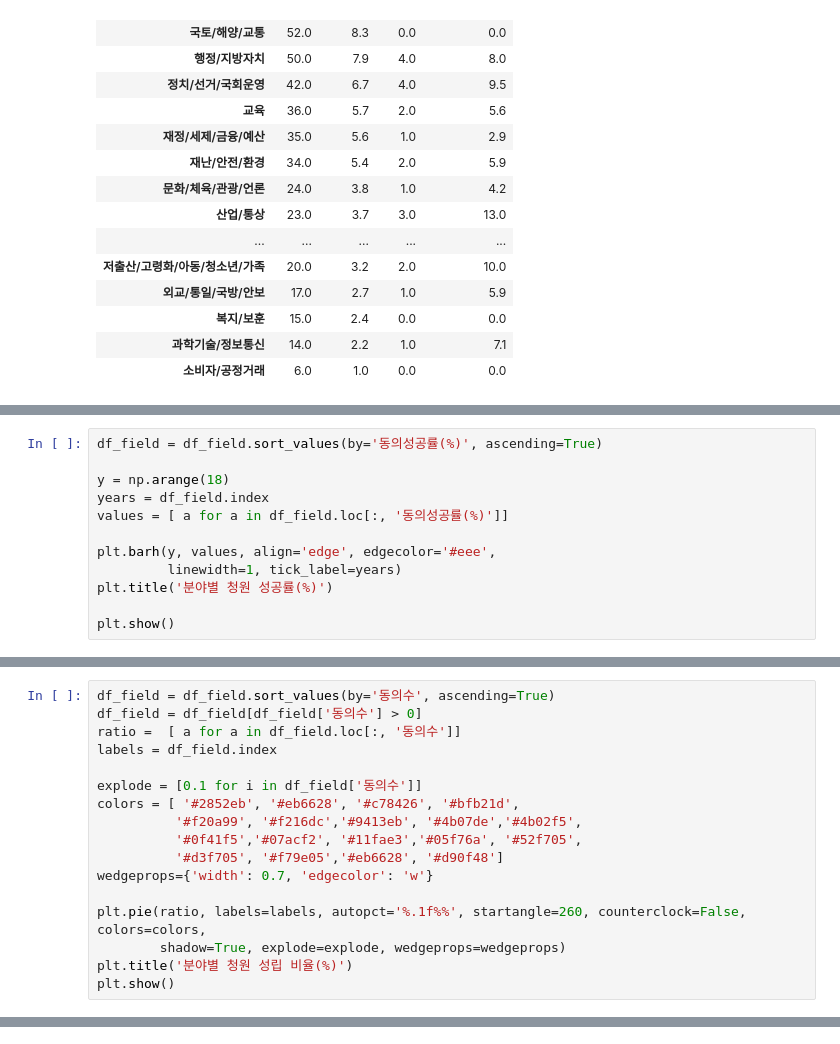
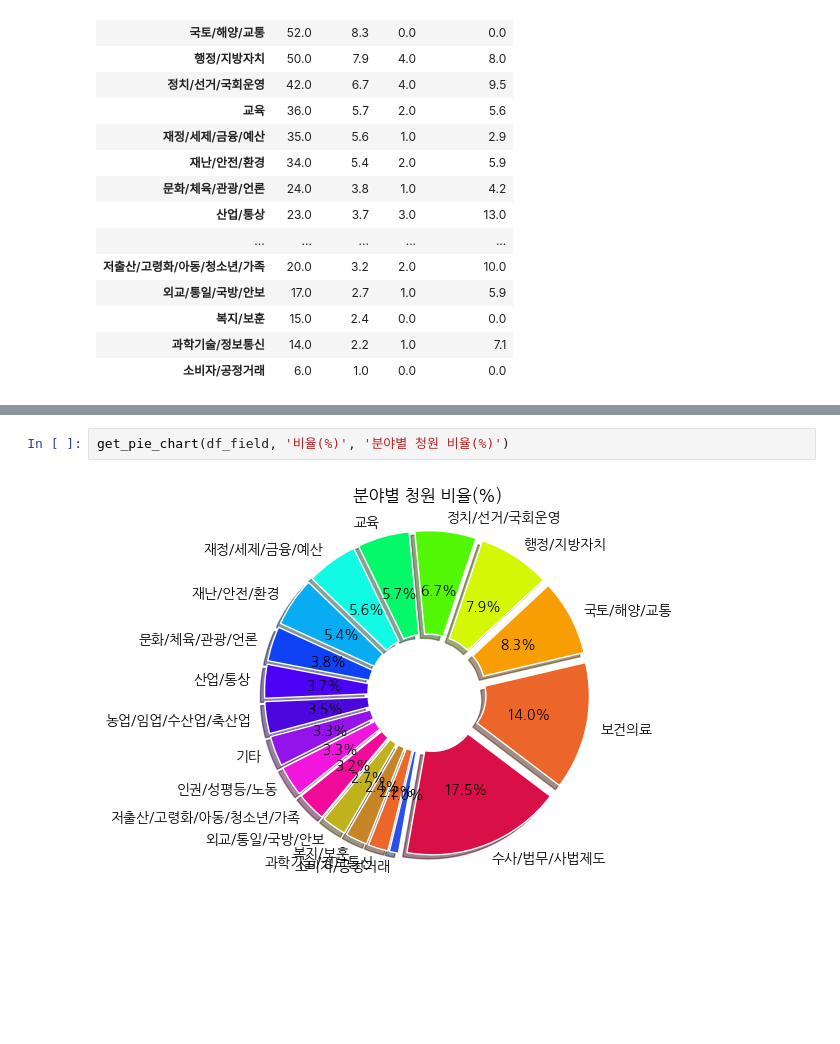
Before and after one commit to stonesteel0606/seaborn_tutorial, a Jupyter notebook: 국민청원_스크래핑.ipynb, the cells around one changed output, grey strips where cells are left out. Cells and saved outputs as stored; diff of their text form; blank space fills up the shorter version.

```diff
--- a/국민청원_스크래핑.ipynb
+++ b/국민청원_스크래핑.ipynb
@@ -279,12 +277,0 @@ get_bar_graph(df_field, '동의성공률(%)', '분야별 청원 성공률(%)')
-# %%
-df_field = df_field.sort_values(by='동의성공률(%)', ascending=True)
-
-y = np.arange(18)
-years = df_field.index
-values = [ a for a in df_field.loc[:, '동의성공률(%)']]
-
-plt.barh(y, values, align='edge', edgecolor='#eee',
-         linewidth=1, tick_label=years)
-plt.title('분야별 청원 성공률(%)')
-
-plt.show()
@@ -293,17 +277,0 @@ plt.show()
-# %%
-df_field = df_field.sort_values(by='동의수', ascending=True)
-df_field = df_field[df_field['동의수'] > 0]
-ratio =  [ a for a in df_field.loc[:, '동의수']]
-labels = df_field.index
-
-explode = [0.1 for i in df_field['동의수']]
-colors = [ '#2852eb', '#eb6628', '#c78426', '#bfb21d',
-          '#f20a99', '#f216dc','#9413eb', '#4b07de','#4b02f5',
-          '#0f41f5','#07acf2', '#11fae3','#05f76a', '#52f705',
-          '#d3f705', '#f79e05','#eb6628', '#d90f48']
-wedgeprops={'width': 0.7, 'edgecolor': 'w'}
-
-plt.pie(ratio, labels=labels, autopct='%.1f%%', startangle=260, counterclock=False, colors=colors,
-        shadow=True, explode=explode, wedgeprops=wedgeprops)
-plt.title('분야별 청원 성립 비율(%)')
-plt.show()
@@ -311,0 +278,4 @@ plt.show()
+# %%
+get_pie_chart(df_field, '비율(%)', '분야별 청원 비율(%)')
+# %% [output]
+[figure, added]
```
Also changed, not shown: parts of 15 cells of this notebook.
